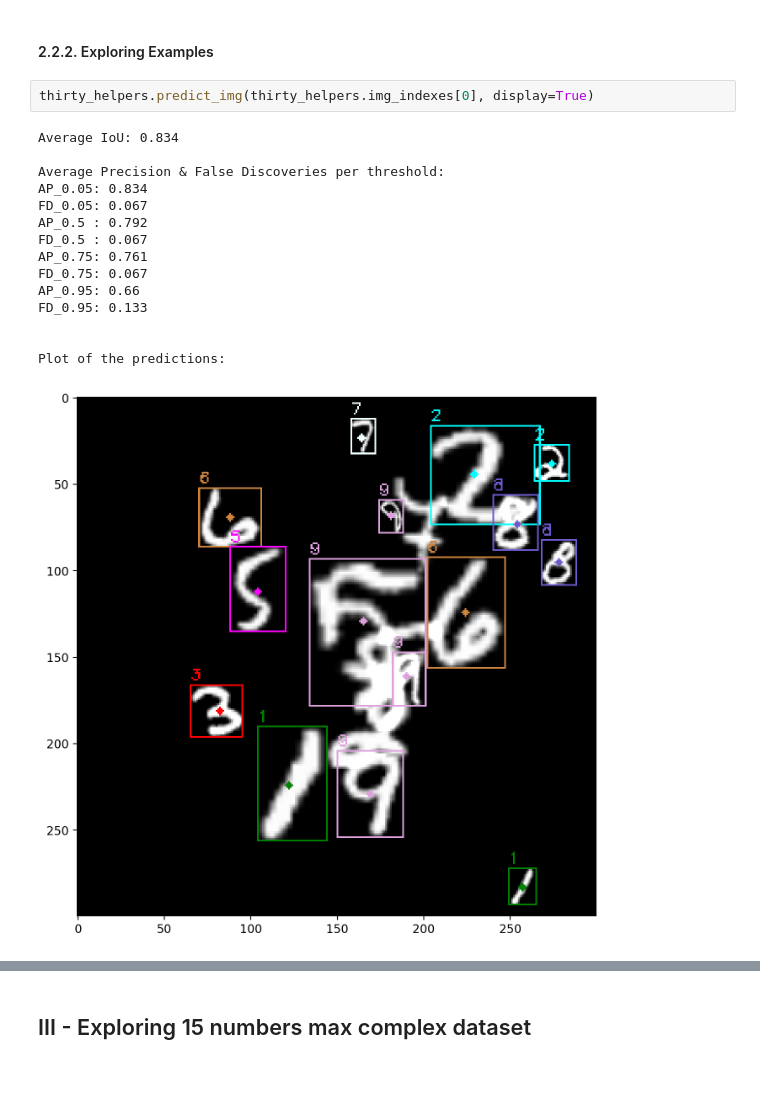
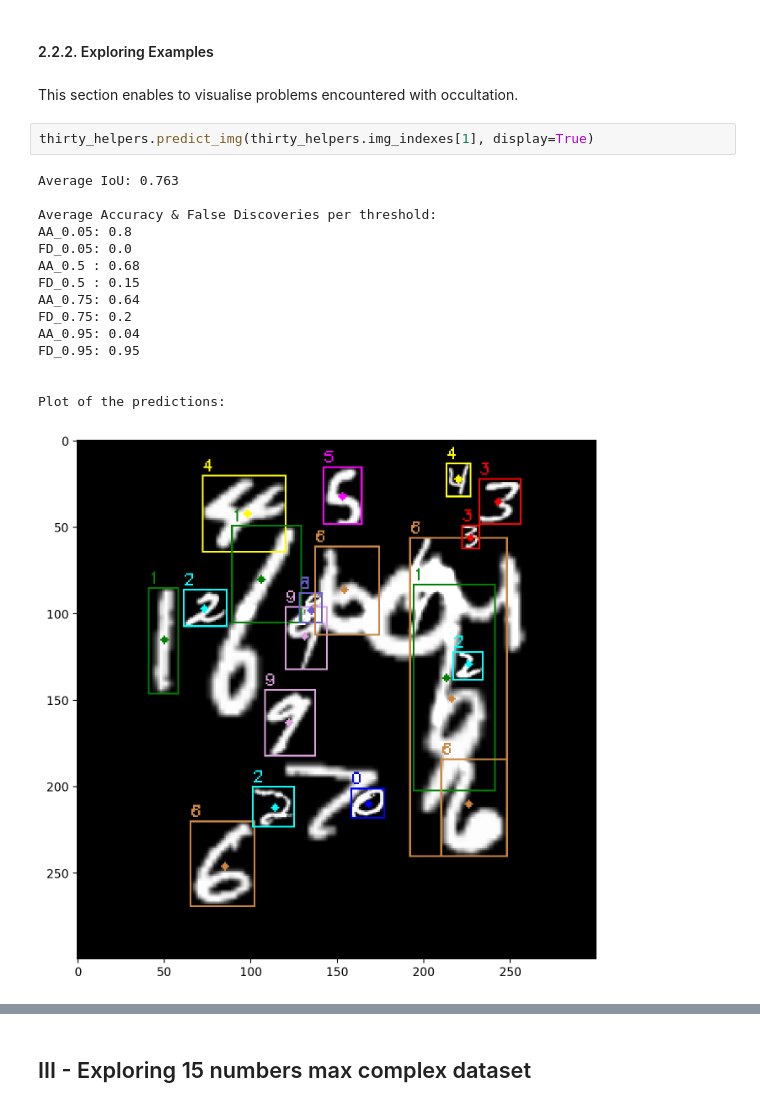
Before and after one commit to yxyfer/DNN-centerNet, a Jupyter notebook: jupyter/centernet_shortcomings.ipynb, the cells around one changed output, grey strips where cells are left out. Cells and saved outputs as stored; diff of their text form; blank space fills up the shorter version.

```diff
--- a/jupyter/centernet_shortcomings.ipynb
+++ b/jupyter/centernet_shortcomings.ipynb
@@ -51,20 +55,22 @@ COMPLETE WITH THE EXPLANATIONS IN THE PAPER
 # %% [markdown]
 #### 2.2.2. Exploring Examples
+# %% [markdown]
+This section enables to visualise problems encountered with occultation.
 # %%
-thirty_helpers.predict_img(thirty_helpers.img_indexes[0], display=True)
+thirty_helpers.predict_img(thirty_helpers.img_indexes[1], display=True)
 # %% [output]
-Average IoU: 0.834
+Average IoU: 0.763
 
-Average Precision & False Discoveries per threshold:
-AP_0.05: 0.834
-FD_0.05: 0.067
-AP_0.5 : 0.792
-FD_0.5 : 0.067
-AP_0.75: 0.761
-FD_0.75: 0.067
-AP_0.95: 0.66
-FD_0.95: 0.133
+Average Accuracy & False Discoveries per threshold:
+AA_0.05: 0.8
+FD_0.05: 0.0
+AA_0.5 : 0.68
+FD_0.5 : 0.15
+AA_0.75: 0.64
+FD_0.75: 0.2
+AA_0.95: 0.04
+FD_0.95: 0.95
 
 
 Plot of the predictions:
-[figure, old version]
+[figure, new version]
```
Also changed, not shown: parts of 12 cells of this notebook.
